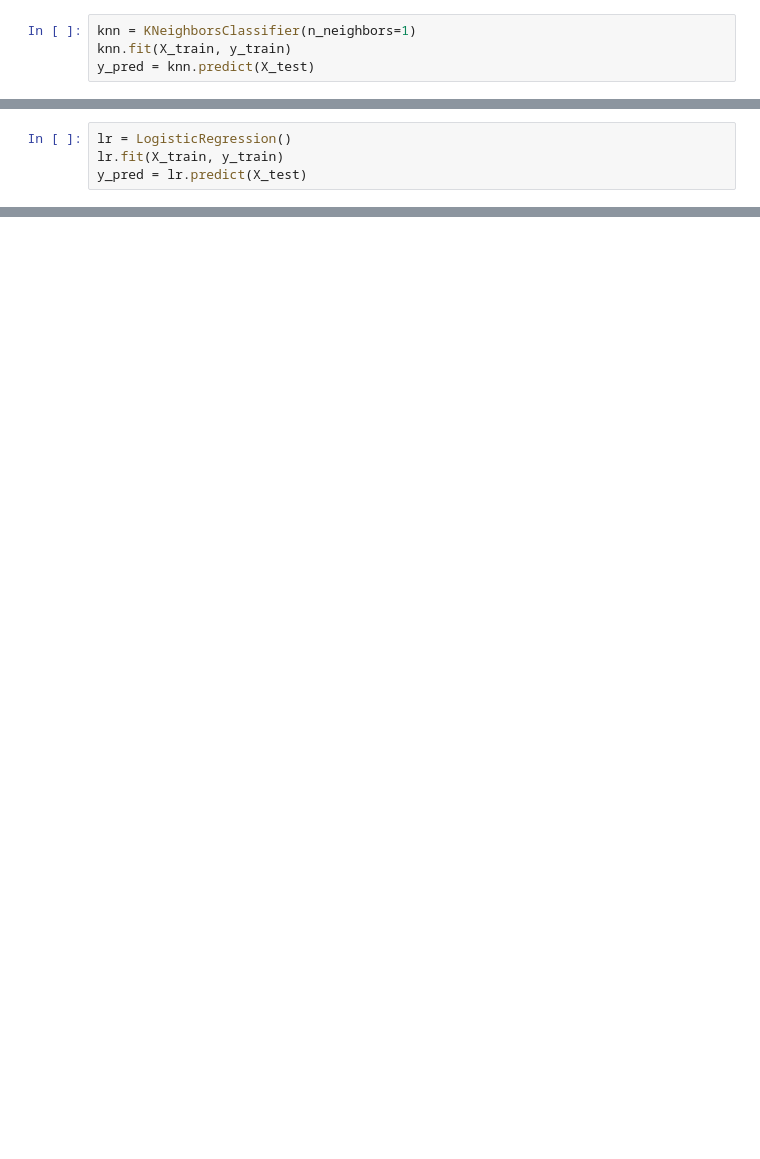
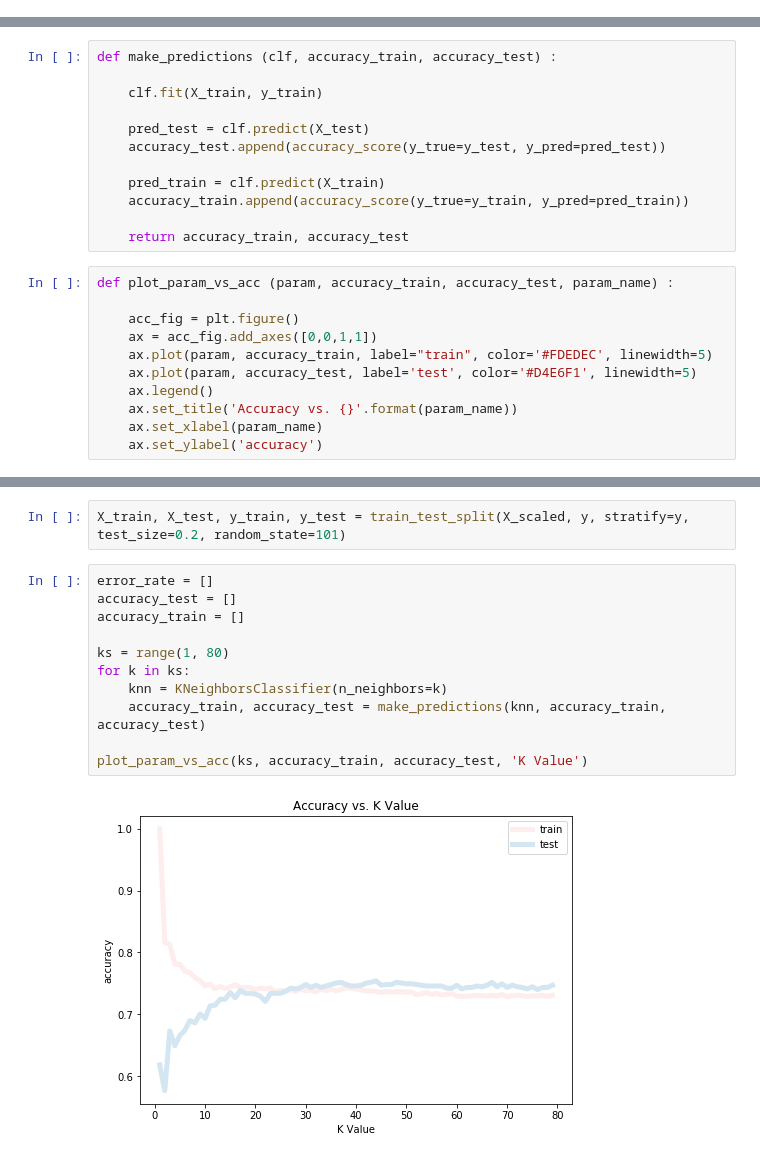
Before and after one commit to francho3/AI-Sklearn, a Jupyter notebook: AI-CA4.ipynb, the cells around one changed output, grey strips where cells are left out. Cells and saved outputs as stored; diff of their text form; blank space fills up the shorter version.

Commit message:
Better Accuracy, Code Completed

```diff
--- a/AI-CA4.ipynb
+++ b/AI-CA4.ipynb
@@ -199,4 +0,0 @@ Text(0, 0.5, 'Error Rate')
-# %%
-knn = KNeighborsClassifier(n_neighbors=1)
-knn.fit(X_train, y_train)
-y_pred = knn.predict(X_test)
@@ -221,4 +0,0 @@ from sklearn.linear_model import LogisticRegression
-# %%
-lr = LogisticRegression()
-lr.fit(X_train, y_train)
-y_pred = lr.predict(X_test)
@@ -297,0 +25,23 @@ ValueError: Solver lbfgs supports only 'l2' or 'none' penalties, got l1 penalty.
+# %%
+def make_predictions (clf, accuracy_train, accuracy_test) :
+
+    clf.fit(X_train, y_train)
+
+    pred_test = clf.predict(X_test)
+    accuracy_test.append(accuracy_score(y_true=y_test, y_pred=pred_test))
+
+    pred_train = clf.predict(X_train)
+    accuracy_train.append(accuracy_score(y_true=y_train, y_pred=pred_train))
+
+    return accuracy_train, accuracy_test
+# %%
+def plot_param_vs_acc (param, accuracy_train, accuracy_test, param_name) :
+
+    acc_fig = plt.figure()
+    ax = acc_fig.add_axes([0,0,1,1])
+    ax.plot(param, accuracy_train, label="train", color='#FDEDEC', linewidth=5)
+    ax.plot(param, accuracy_test, label='test', color='#D4E6F1', linewidth=5)
+    ax.legend()
+    ax.set_title('Accuracy vs. {}'.format(param_name))
+    ax.set_xlabel(param_name)
+    ax.set_ylabel('accuracy')
@@ -297,0 +255,15 @@ ValueError: Solver lbfgs supports only 'l2' or 'none' penalties, got l1 penalty.
+# %%
+X_train, X_test, y_train, y_test = train_test_split(X_scaled, y, stratify=y, test_size=0.2, random_state=101)
+# %%
+error_rate = []
+accuracy_test = []
+accuracy_train = []
+
+ks = range(1, 80)
+for k in ks:
+    knn = KNeighborsClassifier(n_neighbors=k)
+    accuracy_train, accuracy_test = make_predictions(knn, accuracy_train, accuracy_test)
+
+plot_param_vs_acc(ks, accuracy_train, accuracy_test, 'K Value')
+# %% [output]
+[figure, added]
```
Also changed, not shown: parts of 66 cells of this notebook.
